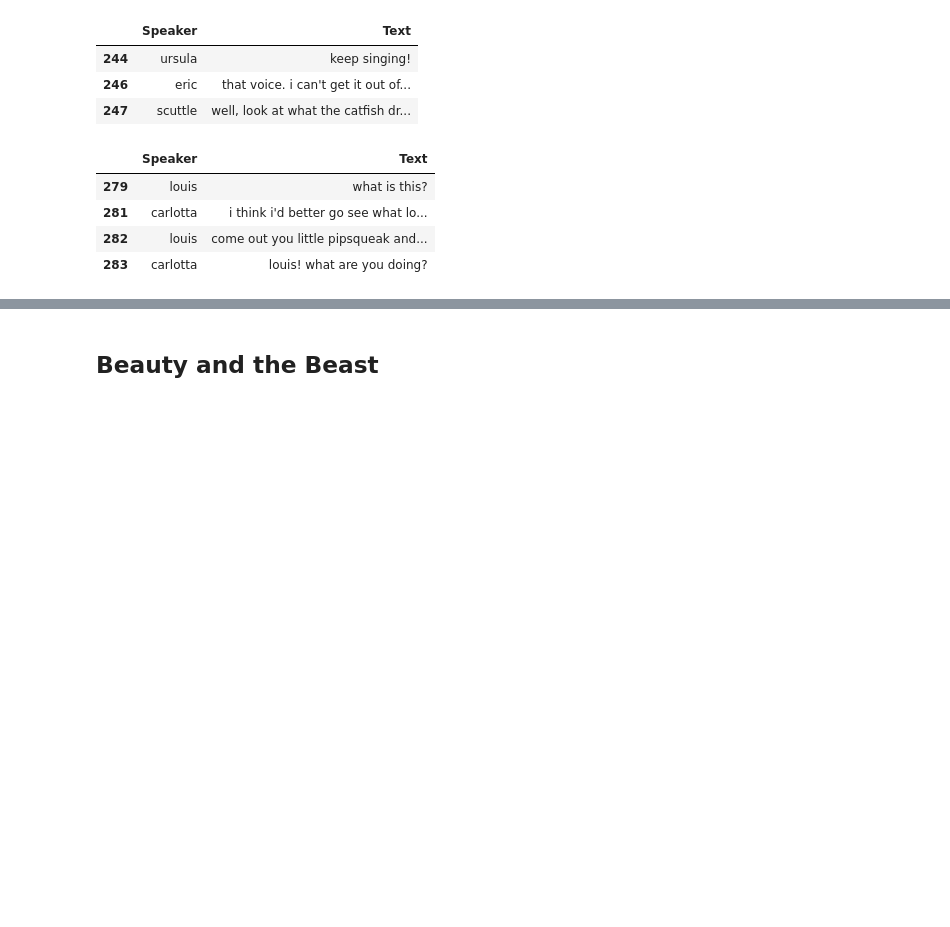
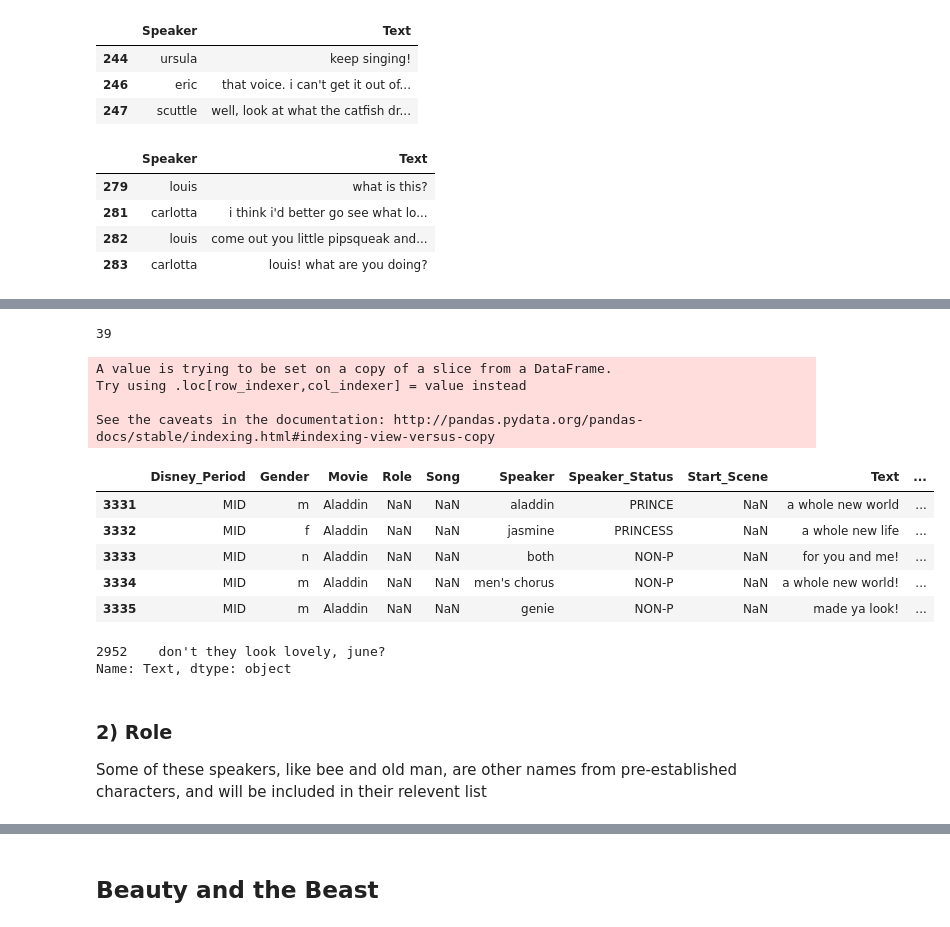
Before and after one commit to Data-Science-for-Linguists-2019/Animated-Movie-Gendered-Dialogue, a Jupyter notebook: code/Disney_Data_Edits.ipynb, the cells around one changed output, grey strips where cells are left out. Drawn from its saved outputs; the diff is of its cells as text; code cells hidden in the pictures; blank space fills up the shorter version.

```diff
--- a/code/Disney_Data_Edits.ipynb
+++ b/code/Disney_Data_Edits.ipynb
@@ -1729,0 +1772,2 @@ l_m.reset_index(drop=True, inplace=True)
+# %%
+al.Speaker = al.Speaker.map(lambda x: x.strip())
@@ -1729,0 +1793,35 @@ l_m.reset_index(drop=True, inplace=True)
+# %%
+al_female = ['woman 1', 'women', 'woman', 'lady', 'jasmine', 'chorus of women', 'girls', 'june']
+al_male = ['peddler', 'jafar', 'gazeem', 'iago', 'guard', 'cave', 'aladdin', 'guard 1', 'guard 2', 'abu', 'guards',
+          'prince', 'sultan', 'bystander 1', 'bystander 2', 'proprietor', 'shopkeeper 1', 'shopkeeper 2', 'shopkeeper 3',
+           'shopkeeper 4', 'old man', 'cave voice', 'genie', 'dup. genie', 'swordsmen', 'major',
+           'chorus of men', 'harry', 'bee', "men's chorus", 'marchers']
+#neutral: crowd, both, aladdin and jasmine, chorus, flamingo
+print(len(al_female)+len(al_male))
+# %% [output]
+39
+# %%
+gender_func = partial(whichgen, female = al_female, male=al_male)
+al["Gender"] = al.Speaker.map(gender_func)
+# %% [output]
+A value is trying to be set on a copy of a slice from a DataFrame.
+Try using .loc[row_indexer,col_indexer] = value instead
+
+See the caveats in the documentation: http://pandas.pydata.org/pandas-docs/stable/indexing.html#indexing-view-versus-copy
+# %%
+al.tail()
+# %% [output]
+|  | Disney_Period | Gender | Movie | Role | Song | Speaker | Speaker_Status | Start_Scene | Text | ... |
+| 3331 | MID | m | Aladdin | NaN | NaN | aladdin | PRINCE | NaN | a whole new world | ... |
+| 3332 | MID | f | Aladdin | NaN | NaN | jasmine | PRINCESS | NaN | a whole new life | ... |
+| 3333 | MID | n | Aladdin | NaN | NaN | both | NON-P | NaN | for you and me! | ... |
+| 3334 | MID | m | Aladdin | NaN | NaN | men's chorus | NON-P | NaN | a whole new world! | ... |
+| 3335 | MID | m | Aladdin | NaN | NaN | genie | NON-P | NaN | made ya look! | ... |
+# %%
+al.Text[al.Speaker == 'harry']
+# %% [output]
+2952    don't they look lovely, june?
+Name: Text, dtype: object
+# %% [markdown]
+### 2) Role
+Some of these speakers, like bee and old man, are other names from pre-established characters, and will be included in their relevent list
```
Also changed, not shown: parts of 37 cells of this notebook.
